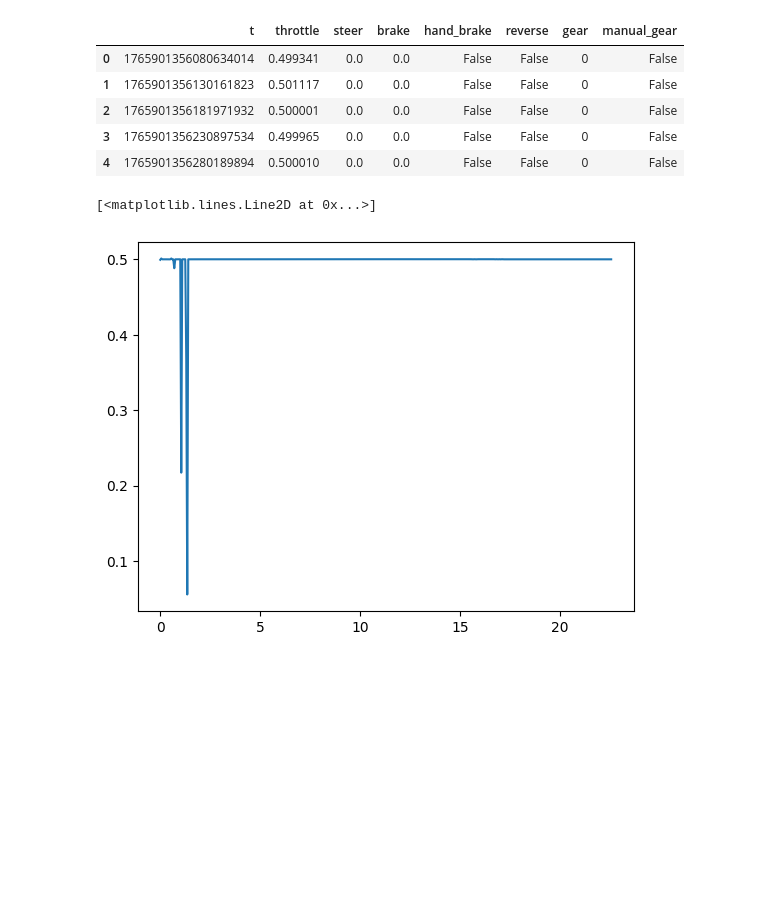
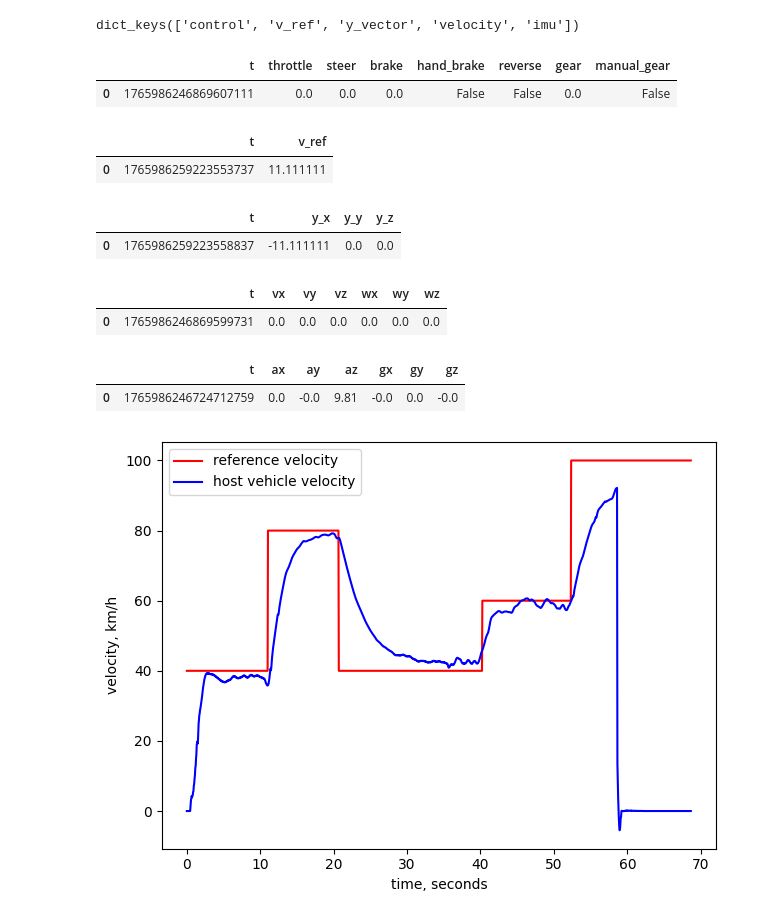
Before and after one commit to artem-kondratew/av_trajectory_planning, a Jupyter notebook: scripts/read_parquet.ipynb, the cells around one changed output. Drawn from its saved outputs; the diff is of its cells as text; code cells hidden in the pictures; blank space fills up the shorter version.

Commit message:
add plots tools

```diff
--- a/scripts/read_parquet.ipynb
+++ b/scripts/read_parquet.ipynb
@@ -29,24 +35,55 @@ def load_control_data(filepath: str) -> pd.DataFrame:
 # %%
-path = 'workspace/control.parquet'
+dataframes = load_topic_dataframes(path)
+dataframes.keys()
+# %% [output]
+dict_keys(['control', 'v_ref', 'y_vector', 'velocity', 'imu'])
+# %%
+control = dataframes['control']
+control.head(1)
+# %% [output]
+|  | t | throttle | steer | brake | hand_brake | reverse | gear | manual_gear |
+| 0 | 1765986246869607111 | 0.0 | 0.0 | 0.0 | False | False | 0.0 | False |
 # %%
-df = load_control_data(path)
-df.head()
+v_ref = dataframes['v_ref']
+v_ref.head(1)
 # %% [output]
-|  | t | throttle | steer | brake | hand_brake | reverse | gear | manual_gear |
-| 0 | 1765901356080634014 | 0.499341 | 0.0 | 0.0 | False | False | 0 | False |
-| 1 | 1765901356130161823 | 0.501117 | 0.0 | 0.0 | False | False | 0 | False |
-| 2 | 1765901356181971932 | 0.500001 | 0.0 | 0.0 | False | False | 0 | False |
-| 3 | 1765901356230897534 | 0.499965 | 0.0 | 0.0 | False | False | 0 | False |
-| 4 | 1765901356280189894 | 0.500010 | 0.0 | 0.0 | False | False | 0 | False |
+|  | t | v_ref |
+| 0 | 1765986259223553737 | 11.111111 |
+# %%
+y_vector = dataframes['y_vector']
+y_vector.head(1)
+# %% [output]
+|  | t | y_x | y_y | y_z |
+| 0 | 1765986259223558837 | -11.111111 | 0.0 | 0.0 |
+# %%
+velocity = dataframes['velocity']
+velocity.head(1)
+# %% [output]
+|  | t | vx | vy | vz | wx | wy | wz |
+| 0 | 1765986246869599731 | 0.0 | 0.0 | 0.0 | 0.0 | 0.0 | 0.0 |
+# %%
+imu = dataframes['imu']
+imu.head(1)
+# %% [output]
+|  | t | ax | ay | az | gx | gy | gz |
+| 0 | 1765986246724712759 | 0.0 | -0.0 | 9.81 | -0.0 | 0.0 | -0.0 |
 # %%
 import matplotlib.pyplot as plt
 
-t = df['t'].to_numpy() * 1e-9
-t -= t[0]
+v_ref_time = extract_time(v_ref)
+v_ref_data = v_ref['v_ref'].to_numpy() * ms2kmh
 
-throttle = df['throttle'].to_numpy()
+v_time = extract_time(velocity)
+v_data = velocity['vx'].to_numpy() * ms2kmh
 
-plt.plot(t, throttle)
+t, v_ref_sync, v_sync = sync_timeseries(v_ref_time, v_ref_data, v_time, v_data)
+
+plt.plot(t, v_ref_sync, label='reference velocity', color='r')
+plt.plot(t, v_sync, label='host vehicle velocity', color='b')
+
+plt.legend()
+plt.ylabel('velocity, km/h')
+plt.xlabel('time, seconds')
+plt.tight_layout()
 # %% [output]
-[<matplotlib.lines.Line2D at 0x...>]
-[figure, old version]
+[figure, new version]
```
Also changed, not shown: parts of 3 cells of this notebook, 10 other files.
